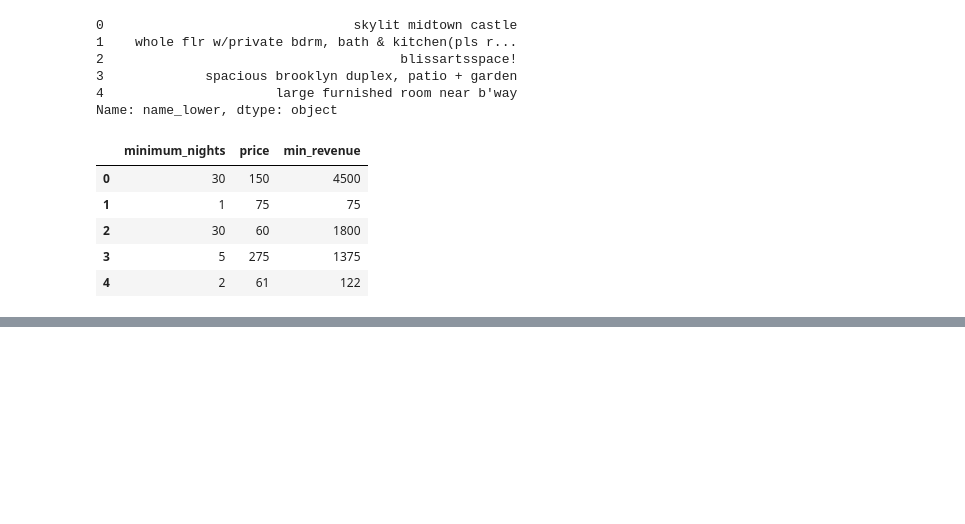
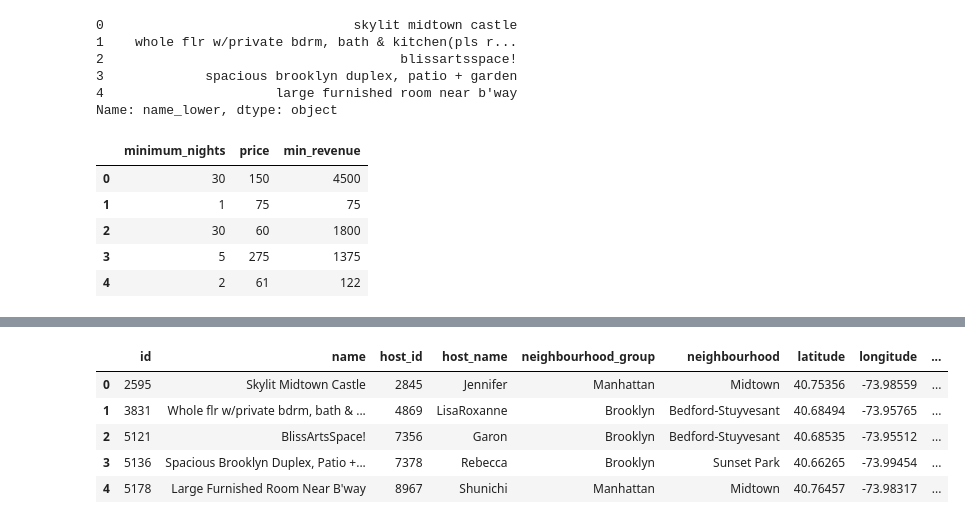
Before and after one commit to mmaracic/dataScience, a Jupyter notebook: anaconda/notebooks/Pandas/Pandas Demo.ipynb, the cells around one changed output, grey strips where cells are left out. Drawn from its saved outputs; the diff is of its cells as text; code cells hidden in the pictures; blank space fills up the shorter version.

```diff
--- a/anaconda/notebooks/Pandas/Pandas Demo.ipynb
+++ b/anaconda/notebooks/Pandas/Pandas Demo.ipynb
@@ -208,0 +256,11 @@ airbnb[['minimum_nights', 'price', 'min_revenue']].head()
+# %%
+# get all rows with price < 1000
+airbnb_under_1000 = airbnb[airbnb['price'] < 1000]
+airbnb_under_1000.head()
+# %% [output]
+|  | id | name | host_id | host_name | neighbourhood_group | neighbourhood | latitude | longitude | ... |
+| 0 | 2595 | Skylit Midtown Castle | 2845 | Jennifer | Manhattan | Midtown | 40.75356 | -73.98559 | ... |
+| 1 | 3831 | Whole flr w/private bdrm, bath & ... | 4869 | LisaRoxanne | Brooklyn | Bedford-Stuyvesant | 40.68494 | -73.95765 | ... |
+| 2 | 5121 | BlissArtsSpace! | 7356 | Garon | Brooklyn | Bedford-Stuyvesant | 40.68535 | -73.95512 | ... |
+| 3 | 5136 | Spacious Brooklyn Duplex, Patio +... | 7378 | Rebecca | Brooklyn | Sunset Park | 40.66265 | -73.99454 | ... |
+| 4 | 5178 | Large Furnished Room Near B'way | 8967 | Shunichi | Manhattan | Midtown | 40.76457 | -73.98317 | ... |
```
Also changed, not shown: parts of 9 cells of this notebook.
